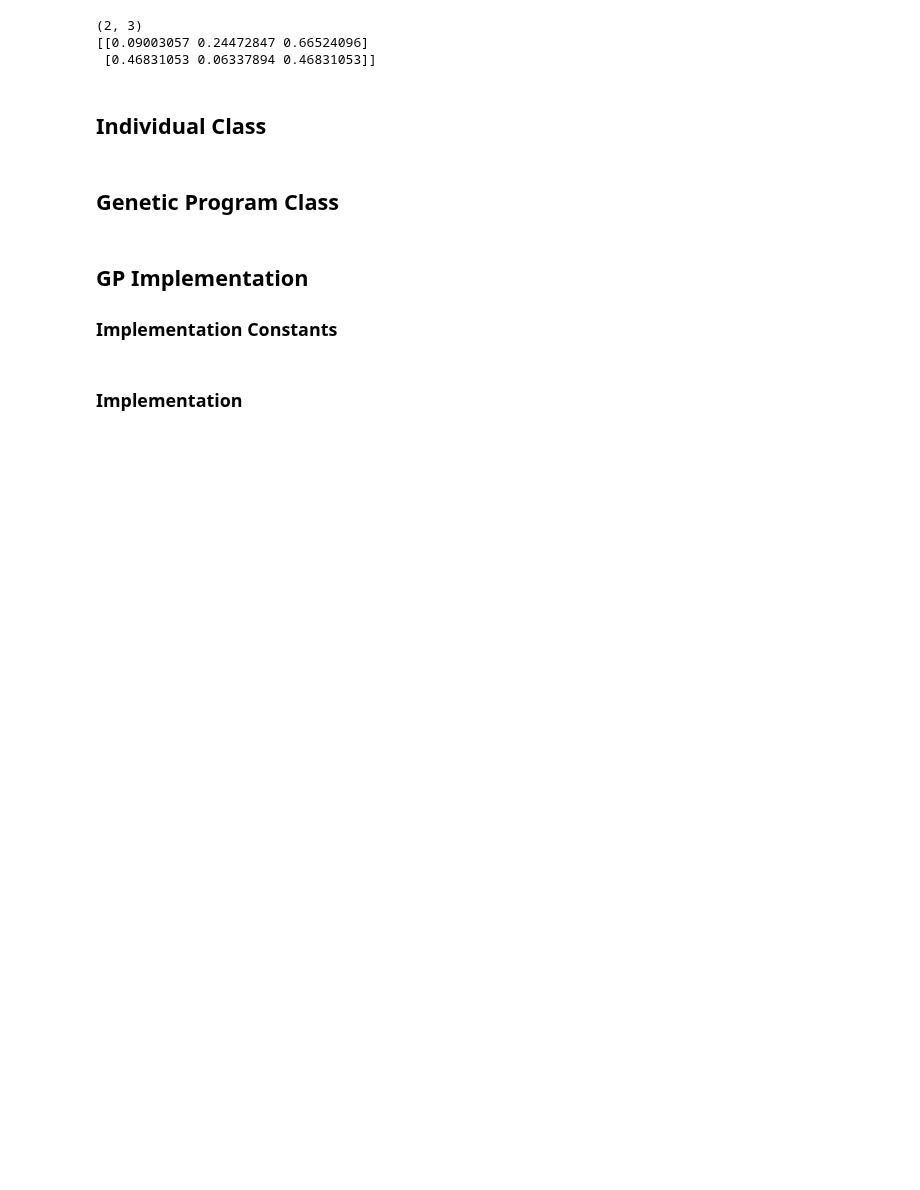
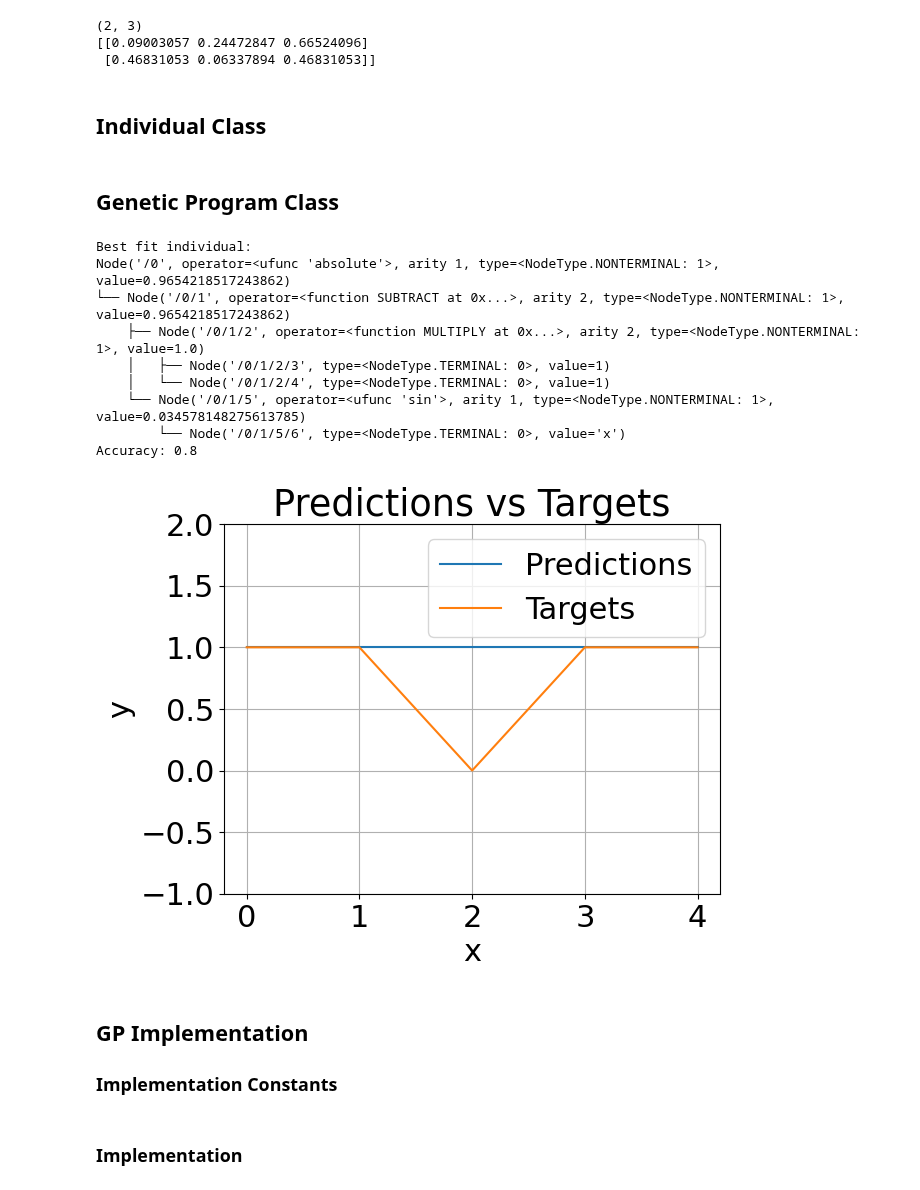
Before and after one commit to SethCram/CS472-EvolutionaryComputation, a Jupyter notebook: Proj4_BreastCancerResearch/NNwithGAvsGP.ipynb, the cells around one changed output. Cells and saved outputs as stored; diff of their text form; code cells hidden in the pictures; blank space fills up the shorter version.

Commit message:
GP test funct working

```diff
--- a/Proj4_BreastCancerResearch/NNwithGAvsGP.ipynb
+++ b/Proj4_BreastCancerResearch/NNwithGAvsGP.ipynb
@@ -693,11 +693,13 @@ class GP():
 
         return y_pred
 
-    def Test(self, x, y, training_bounds: tuple):
+    def Test(self, x, y):
 
         inputCount = len(x)
 
-        assert inputCount == len(y)
+        outputCount = len(y)
+
+        assert inputCount == outputCount
 
         #for i in range(self.populationSize): #why re-eval fitness for new data??
         #    self.population[i].EvaluateFitness(x, y)
@@ -709,54 +711,73 @@ class GP():
 
         y_pred = self.Predict(x)
 
-        assert len(y_pred) == len(y)
+        assert len(y_pred) == outputCount
 
-        #t = np.arange(0, inputCount)
+        accuracy = sum( y_pred == y ) / outputCount
+
+        print(f"Accuracy: {accuracy}")
+
+        t = np.arange(0, outputCount)
 
         plt.rcParams.update({'font.size': 22})
-        plt.plot(x, y_pred, label='Predictions')
-        plt.plot(x, y, label='Targets')
+        plt.plot(t, y_pred, label='Predictions')
+        plt.plot(t, y, label='Targets')
+        #plt.hist(y, label='Predictions')
+        #plt.hist(y_pred, label='Targets')
         plt.legend()
         plt.grid()
         plt.title('Predictions vs Targets')
         plt.ylabel('y')
         plt.xlabel('x')
-        plt.ylim(-20, 20)
-        # draw a vertical line at the optimal input
-        plt.axvline(x=training_bounds[0], ls='--', color='red')
-        plt.axvline(x=training_bounds[1], ls='--', color='red')
-        plt.text(training_bounds[0] + 0.1, 5,'training range') #(training_bounds[1] - training_bounds[0])/2
+        plt.ylim(-1, 2)
         plt.show()
 
     def __str__(self):
         return f"{self.population}, best fitness {self.bestFitness[-1]}"
 
 test_NT = {
         Operator(funct=sum, arity=2),
         Operator(funct=SUBTRACT, arity=2),
         Operator(funct=MULTIPLY, arity=2),
         Operator(funct=DIVIDE, arity=2), #division by zero always yields zero in integer arithmetic.
         Operator(funct=np.abs, arity=1),
         Operator(funct=IF, arity=3),
         Operator(funct=np.sin, arity=1),
     }
 
 #construct terminal set
 test_T = {'x', 1}#{0, 1, 1.4, 3, 18, np.pi, 'x'}
 
+test_x_train = x_train[0:5]
+test_y_train = y_train[0:5]
+test_x_test = x_test[0:5]
+test_y_test = y_test[0:5]
+
 #test GP
 gp = GP(
     populationSize=10,
     initDepth=4,
     NT=test_NT,
     T=test_T,
     xrate=0.9,
-    x_train=x_train[0:5],
-    y_train=y_train[0:5],
+    x_train=test_x_train,
+    y_train=test_y_train,
     pairs_of_parents_elitism_saves=1
 )
 
-y_pred = gp.Predict(x_train)
+gp.Test(test_x_train, test_y_train)
+gp.Test(test_x_test, test_y_test)
+# %% [output]
+Best fit individual:
+Node('/0', operator=<ufunc 'absolute'>, arity 1, type=<NodeType.NONTERMINAL: 1>, value=0.9654218517243862)
+└── Node('/0/1', operator=<function SUBTRACT at 0x...>, arity 2, type=<NodeType.NONTERMINAL: 1>, value=0.9654218517243862)
+    ├── Node('/0/1/2', operator=<function MULTIPLY at 0x...>, arity 2, type=<NodeType.NONTERMINAL: 1>, value=1.0)
+    │   ├── Node('/0/1/2/3', type=<NodeType.TERMINAL: 0>, value=1)
+    │   └── Node('/0/1/2/4', type=<NodeType.TERMINAL: 0>, value=1)
+    └── Node('/0/1/5', operator=<ufunc 'sin'>, arity 1, type=<NodeType.NONTERMINAL: 1>, value=0.034578148275613785)
+        └── Node('/0/1/5/6', type=<NodeType.TERMINAL: 0>, value='x')
+Accuracy: 0.8
+[figure, added]
 # %% [markdown]
 ## GP Implementation
 ### Implementation Constants
```
